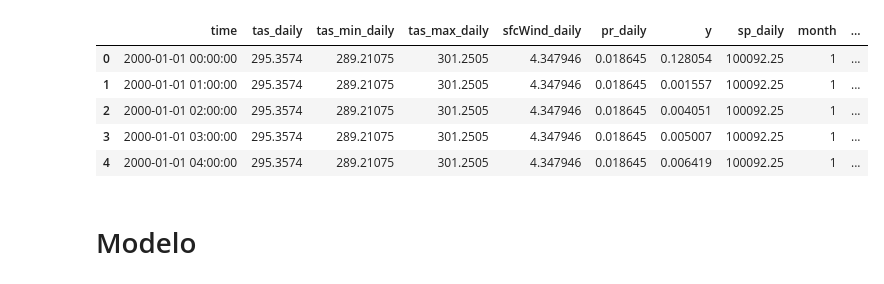
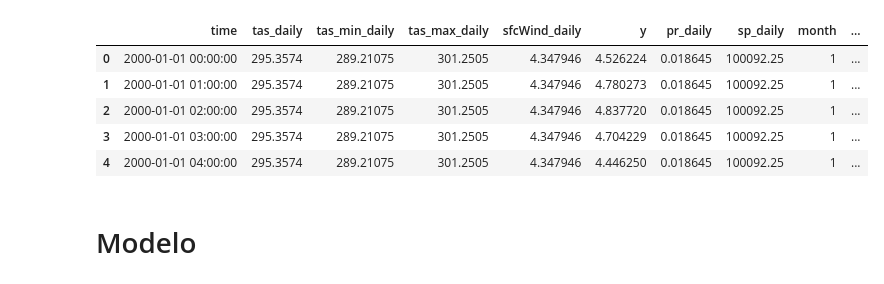
Before and after one commit to nachalca/FSE_extremos, a Jupyter notebook: code/LSTM.ipynb, the cells around one changed output. Drawn from its saved outputs; the diff is of its cells as text; code cells hidden in the pictures.

```diff
--- a/code/LSTM.ipynb
+++ b/code/LSTM.ipynb
@@ -41,26 +41,26 @@ To enable the following instructions: AVX2 FMA, in other operations, rebuild Ten
 # %%
 # SELECT THE TARGET
 
-TARGET = "pr"
+TARGET = "sfcWind"
 
 df=df.rename(columns={TARGET:'y'})
 
 #Delete all the columns related to a daily scale
 for col in df.columns:
     if "_" not in col and col != "y" and col != "time":
         df.drop(col, axis=1, inplace=True)
 
 df["month"] = pd.to_datetime(df["time"]).dt.month
 df["hour"] = pd.to_datetime(df["time"]).dt.hour
 
 df.head()
 # %% [output]
-|  | time | tas_daily | tas_min_daily | tas_max_daily | sfcWind_daily | pr_daily | y | sp_daily | month | ... |
-| 0 | 2000-01-01 00:00:00 | 295.3574 | 289.21075 | 301.2505 | 4.347946 | 0.018645 | 0.128054 | 100092.25 | 1 | ... |
-| 1 | 2000-01-01 01:00:00 | 295.3574 | 289.21075 | 301.2505 | 4.347946 | 0.018645 | 0.001557 | 100092.25 | 1 | ... |
-| 2 | 2000-01-01 02:00:00 | 295.3574 | 289.21075 | 301.2505 | 4.347946 | 0.018645 | 0.004051 | 100092.25 | 1 | ... |
-| 3 | 2000-01-01 03:00:00 | 295.3574 | 289.21075 | 301.2505 | 4.347946 | 0.018645 | 0.005007 | 100092.25 | 1 | ... |
-| 4 | 2000-01-01 04:00:00 | 295.3574 | 289.21075 | 301.2505 | 4.347946 | 0.018645 | 0.006419 | 100092.25 | 1 | ... |
+|  | time | tas_daily | tas_min_daily | tas_max_daily | sfcWind_daily | y | pr_daily | sp_daily | month | ... |
+| 0 | 2000-01-01 00:00:00 | 295.3574 | 289.21075 | 301.2505 | 4.347946 | 4.526224 | 0.018645 | 100092.25 | 1 | ... |
+| 1 | 2000-01-01 01:00:00 | 295.3574 | 289.21075 | 301.2505 | 4.347946 | 4.780273 | 0.018645 | 100092.25 | 1 | ... |
+| 2 | 2000-01-01 02:00:00 | 295.3574 | 289.21075 | 301.2505 | 4.347946 | 4.837720 | 0.018645 | 100092.25 | 1 | ... |
+| 3 | 2000-01-01 03:00:00 | 295.3574 | 289.21075 | 301.2505 | 4.347946 | 4.704229 | 0.018645 | 100092.25 | 1 | ... |
+| 4 | 2000-01-01 04:00:00 | 295.3574 | 289.21075 | 301.2505 | 4.347946 | 4.446250 | 0.018645 | 100092.25 | 1 | ... |
 # %%
 # For the target variable get the daily previous value and the daily next value
 df["date"] = df["time"].apply(lambda x: x.split(" ")[0])
```
Also changed, not shown: parts of 3 cells of this notebook, 14 other files.
